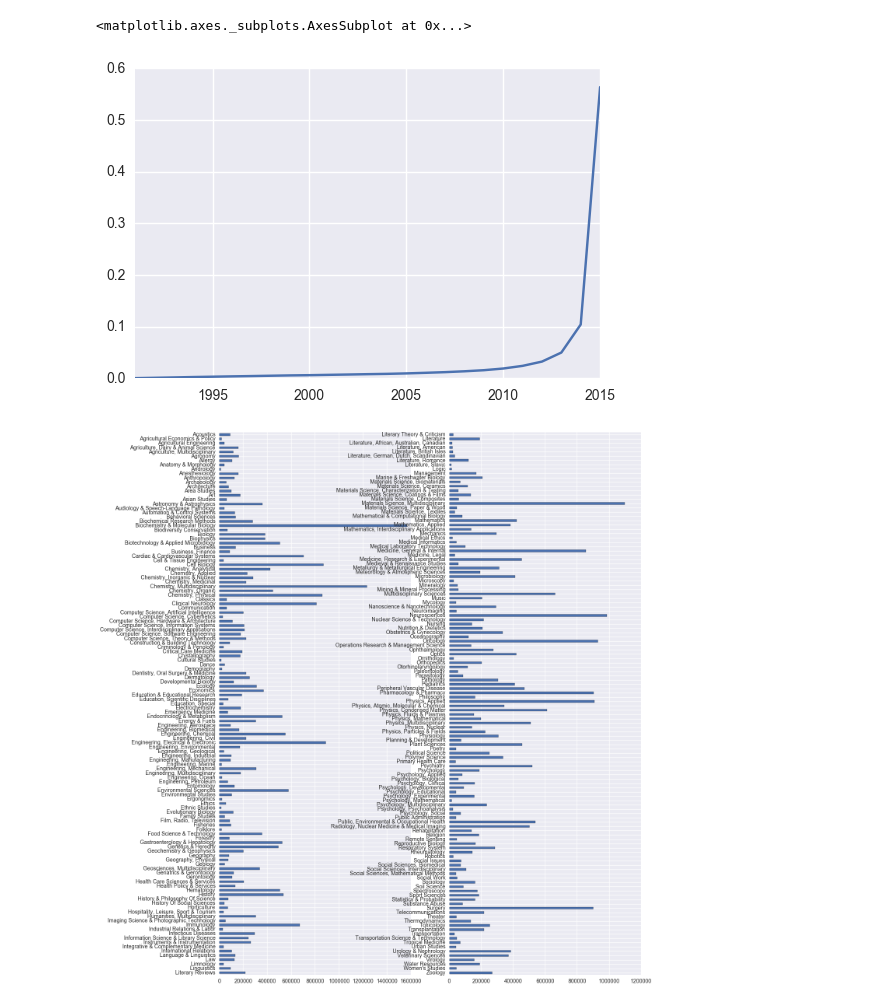
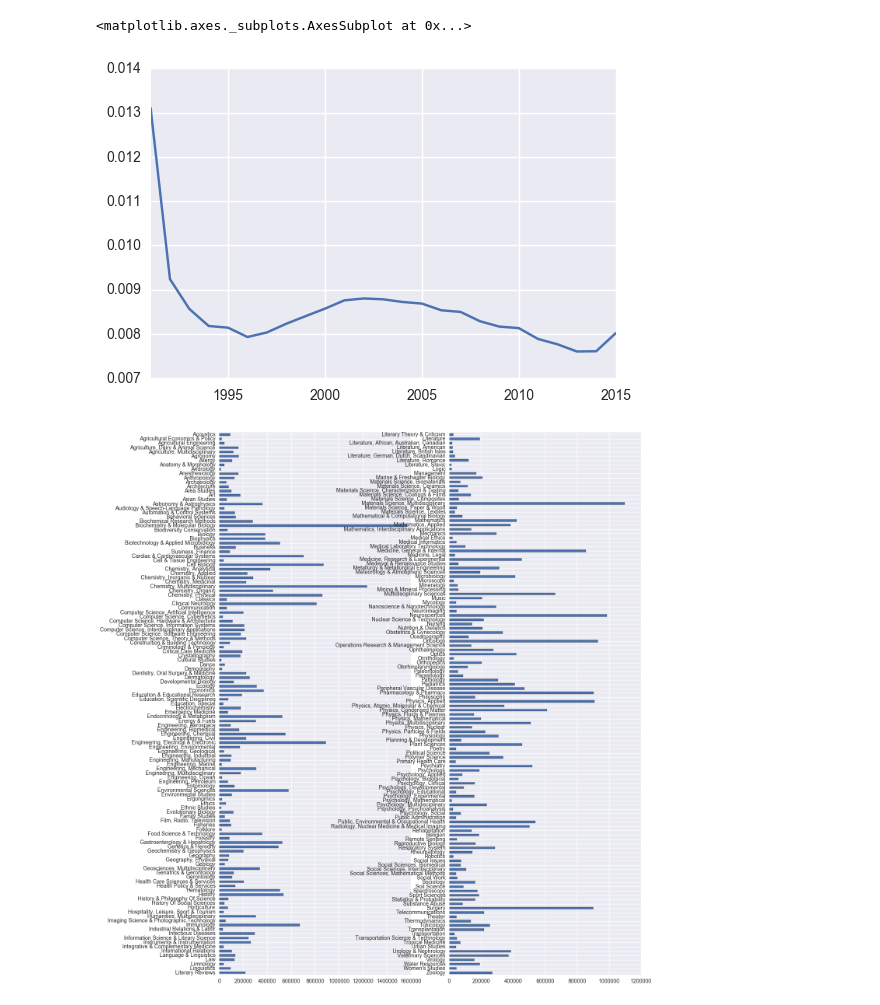
Before and after one commit to jlorince/wos-text-dynamics, a Jupyter notebook: notebooks/data-exploration.ipynb, the cells around one changed output. Drawn from its saved outputs; the diff is of its cells as text; code cells hidden in the pictures.

```diff
--- a/notebooks/data-exploration.ipynb
+++ b/notebooks/data-exploration.ipynb
@@ -49,12 +48,13 @@ cat_pubs_by_year = pd.read_pickle(DATADIR+'cat_pubs_by_year.pkl')
 cat_citations_by_year = pd.read_pickle(DATADIR+'cat_citations_by_year.pkl')
 cat_authors_by_year = pd.read_pickle(DATADIR+'cat_authors_by_year.pkl')
 # %%
-#(cat_pubs_by_year['Neurosciences'] / cat_pubs_by_year['ALL']).plot()
-(cat_citations_by_year['Neurosciences'] / cat_citations_by_year['ALL']).plot()
-#cat_authors_by_year['Neurosciences'].plot()
+cat = 'Oncology'
+#(cat_pubs_by_year[cat] / cat_pubs_by_year['ALL']).plot()
+(cat_citations_by_year[cat] / cat_citations_by_year['ALL']).plot()
+#(cat_authors_by_year[cat] / cat_authors_by_year['ALL']).plot()
 # %% [output]
 <matplotlib.axes._subplots.AxesSubplot at 0x...>
-[figure, old version]
+[figure, new version]
 # %%
 props = cat_pubs_by_year.divide(cat_pubs_by_year['ALL'],axis=0)
 growth = np.log10(props/props.shift(1))
```
Also changed, not shown: parts of 3 cells of this notebook, 6 other files.
